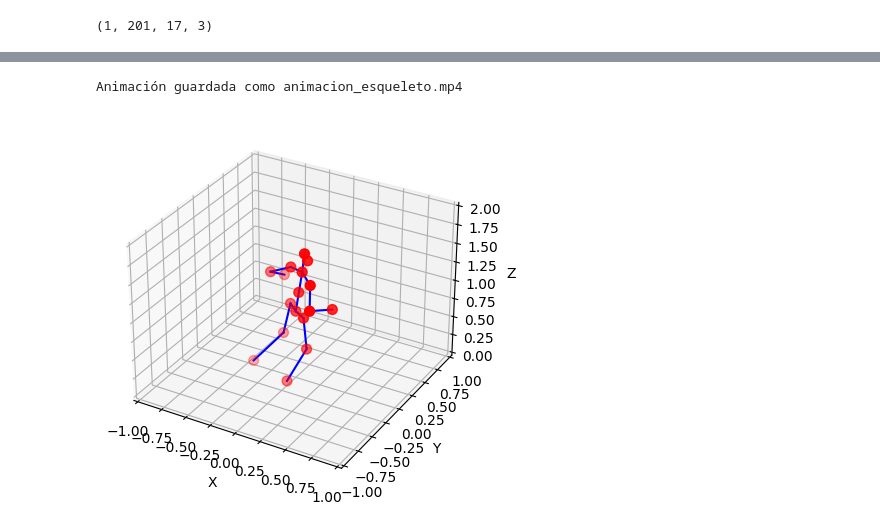
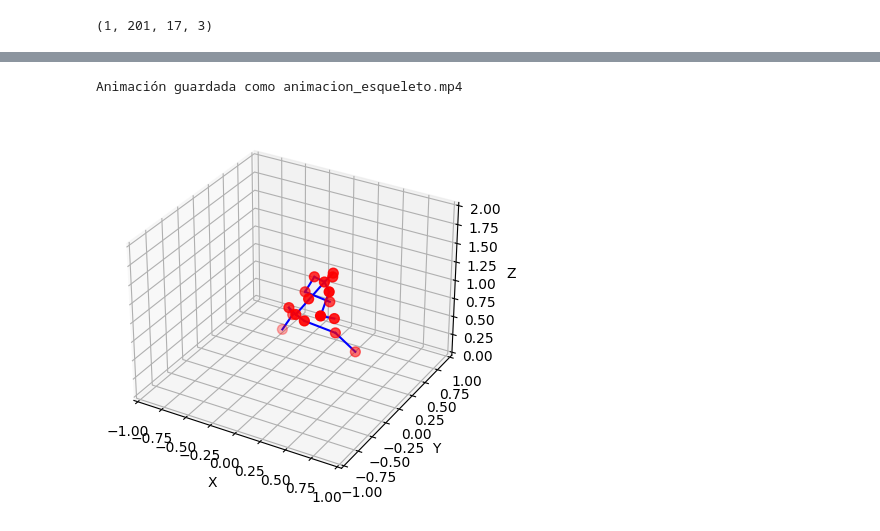
Before and after one commit to PabloSeguraLopez/Trabajo-VC, a Jupyter notebook: Trabajo-VC-G1.ipynb, the cells around one changed output, grey strips where cells are left out. Cells and saved outputs as stored; diff of their text form; code cells hidden in the pictures.

```diff
--- a/Trabajo-VC-G1.ipynb
+++ b/Trabajo-VC-G1.ipynb
@@ -69,11 +71,8 @@ from mpl_toolkits.mplot3d import Axes3D
 from matplotlib.animation import FuncAnimation, FFMpegWriter
 
 # Carga el archivo NPZ
-npz_data = np.load('./GAST-Net/output/fortnite.npz')
+npz_data = np.load('./GAST-Net/output/baseball.npz')
 skeleton_data = npz_data["reconstruction"]  # Clave "reconstruction"
-
-# Verifica las dimensiones
-assert skeleton_data.shape == (1, 201, 17, 3), "Las dimensiones del array no coinciden con las esperadas (1, 201, 17, 3)."
 
 # Extrae los datos relevantes
 frames = skeleton_data[0]  # Ignora la primera dimensión (número de esqueletos)
@@ -81,15 +80,14 @@ n_frames = frames.shape[0]
 
 skeleton_connections = [
     # Pierna izquierda
-    (0, 1),  # Cadera -> Rodilla izquierda
-    (1, 2),  # Rodilla izquierda -> Tobillo izquierdo
-    (2, 3),  # Tobillo izquierdo -> Pie izquierdo
+    (0, 1),  # Cadera -> Pelvis I
+    (1, 2),  # Pelvis I -> Rodilla I
+    (2, 3),  # Rodilla I -> Tobillo I
 
     # Pierna derecha
-    (0, 4),  # Cadera -> Rodilla derecha
-    (4, 5),  # Rodilla derecha -> Tobillo derecho
-    (5, 6),  # Tobillo derecho -> Pie derecho
-
+    (0, 4),  # Cadera -> Pelvis D
+    (4, 5),  # Pelvis D -> Rodilla D
+    (5, 6),  # Rodilla D -> Tobillo D
      # Tronco
     (0, 8),  # Cadera -> Tronco (Torso)
     (8, 10),  # Tronco -> Cabeza
@@ -123,31 +121,31 @@ def update(frame_index):
     ax.set_xlim([-1, 1])
     ax.set_ylim([-1, 1])
     ax.set_zlim([0, 2])
     ax.set_xlabel("X")
     ax.set_ylabel("Y")
     ax.set_zlabel("Z")
 
     # Dibuja los puntos del esqueleto
     frame = frames[frame_index]
     xs, ys, zs = frame[:, 0], frame[:, 1], frame[:, 2]
     ax.scatter(xs, ys, zs, c="red", s=50, label="Articulaciones")
 
     # Dibuja las conexiones del esqueleto
     for start, end in skeleton_connections:
         x_coords = [frame[start, 0], frame[end, 0]]
         y_coords = [frame[start, 1], frame[end, 1]]
         z_coords = [frame[start, 2], frame[end, 2]]
         ax.plot(x_coords, y_coords, z_coords, c="blue")
 
 # Crea la animación
 ani = FuncAnimation(fig, update, frames=n_frames, interval=50)  # 50 ms por frame
 
 # Guardar la animación como un archivo MP4
 output_path = "animacion_esqueleto.mp4"  # Cambia esto al nombre de salida deseado
 writer = FFMpegWriter(fps=20, metadata={"title": "Animación Esqueleto 3D"})
 ani.save(output_path, writer=writer)
 
 print(f"Animación guardada como {output_path}")
 # %% [output]
 Animación guardada como animacion_esqueleto.mp4
-[figure, old version]
+[figure, new version]
```
Also changed, not shown: parts of 11 cells of this notebook, 7 other files.
